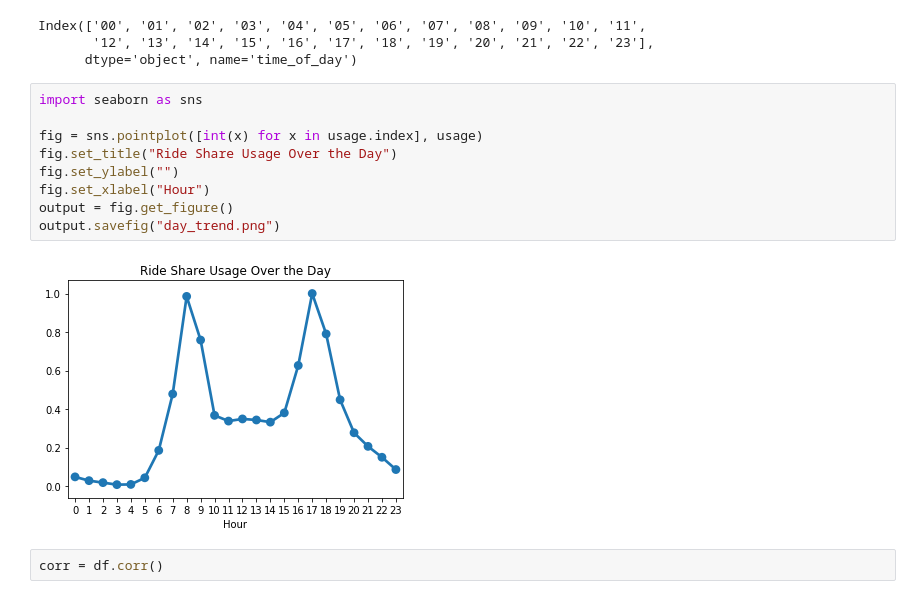
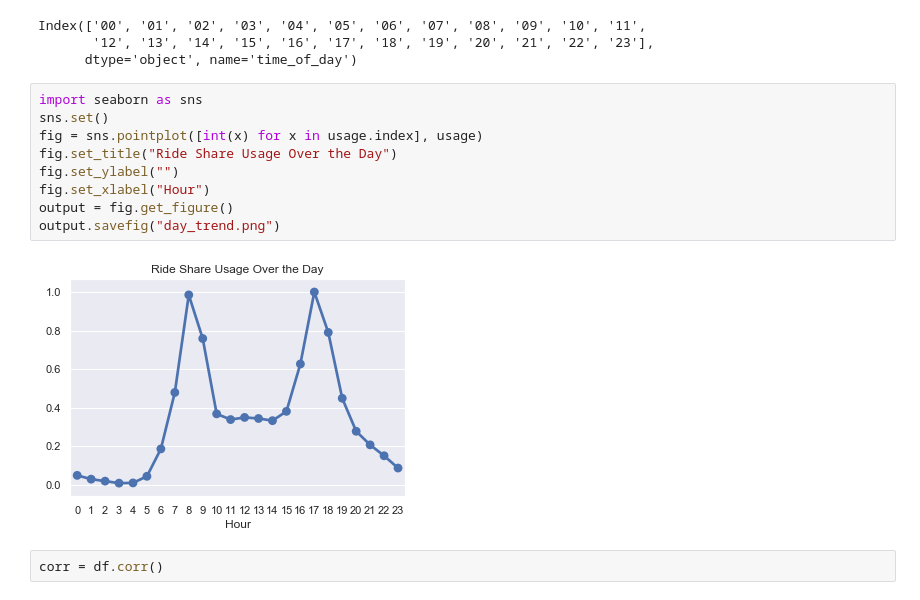
Before and after one commit to RankedNullity/WestCoastDatathon, a Jupyter notebook: sf_eda.ipynb, the cells around one changed output. Cells and saved outputs as stored; diff of their text form.

```diff
--- a/sf_eda.ipynb
+++ b/sf_eda.ipynb
@@ -100,15 +100,15 @@ Index(['00', '01', '02', '03', '04', '05', '06', '07', '08', '09', '10', '11',
       dtype='object', name='time_of_day')
 # %%
 import seaborn as sns
-
+sns.set()
 fig = sns.pointplot([int(x) for x in usage.index], usage)
 fig.set_title("Ride Share Usage Over the Day")
 fig.set_ylabel("")
 fig.set_xlabel("Hour")
 output = fig.get_figure()
 output.savefig("day_trend.png")
 # %% [output]
-[figure, old version]
+[figure, new version]
 # %%
 corr = df.corr()
 # %%
```
Also changed, not shown: 11 other files.
